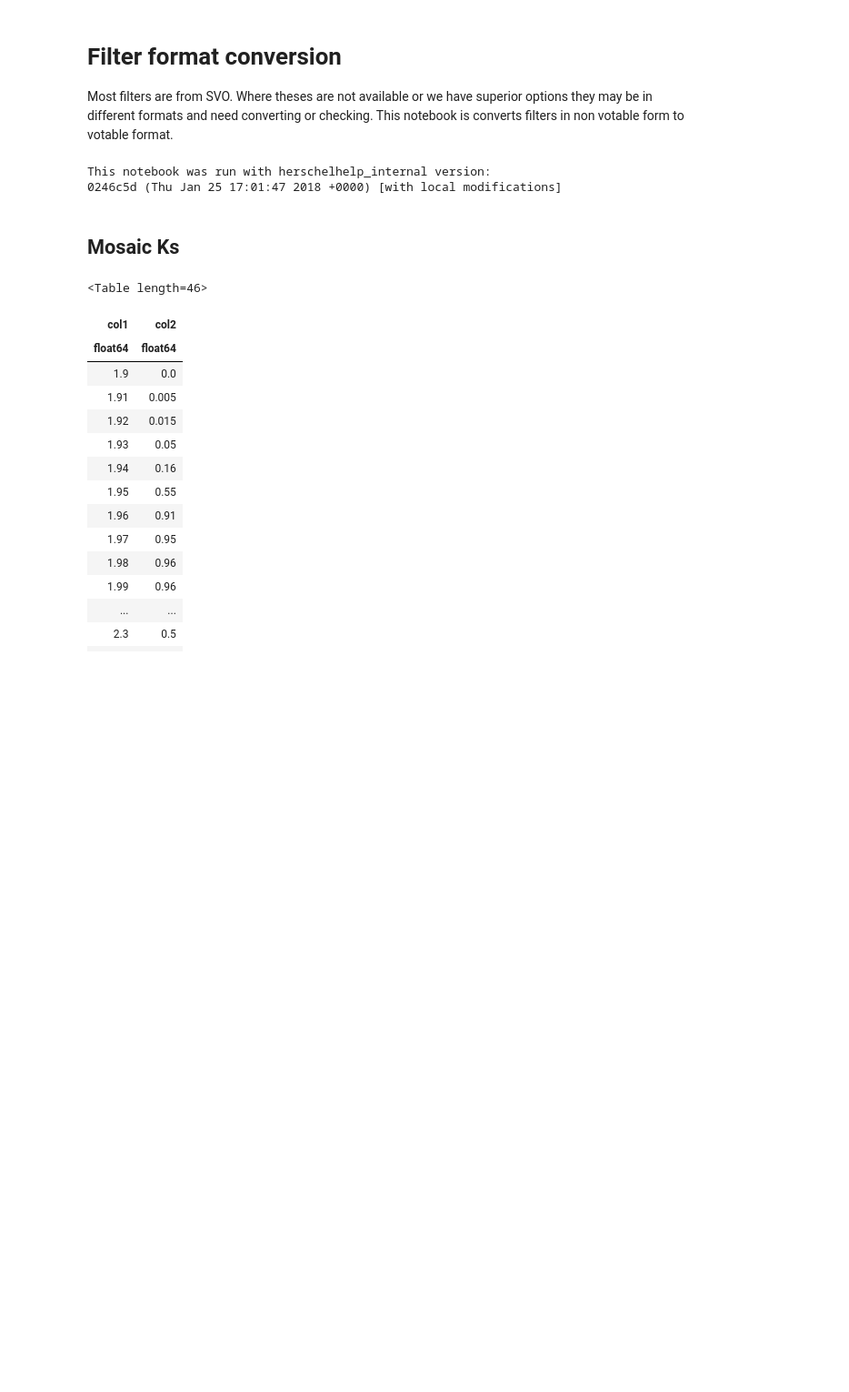
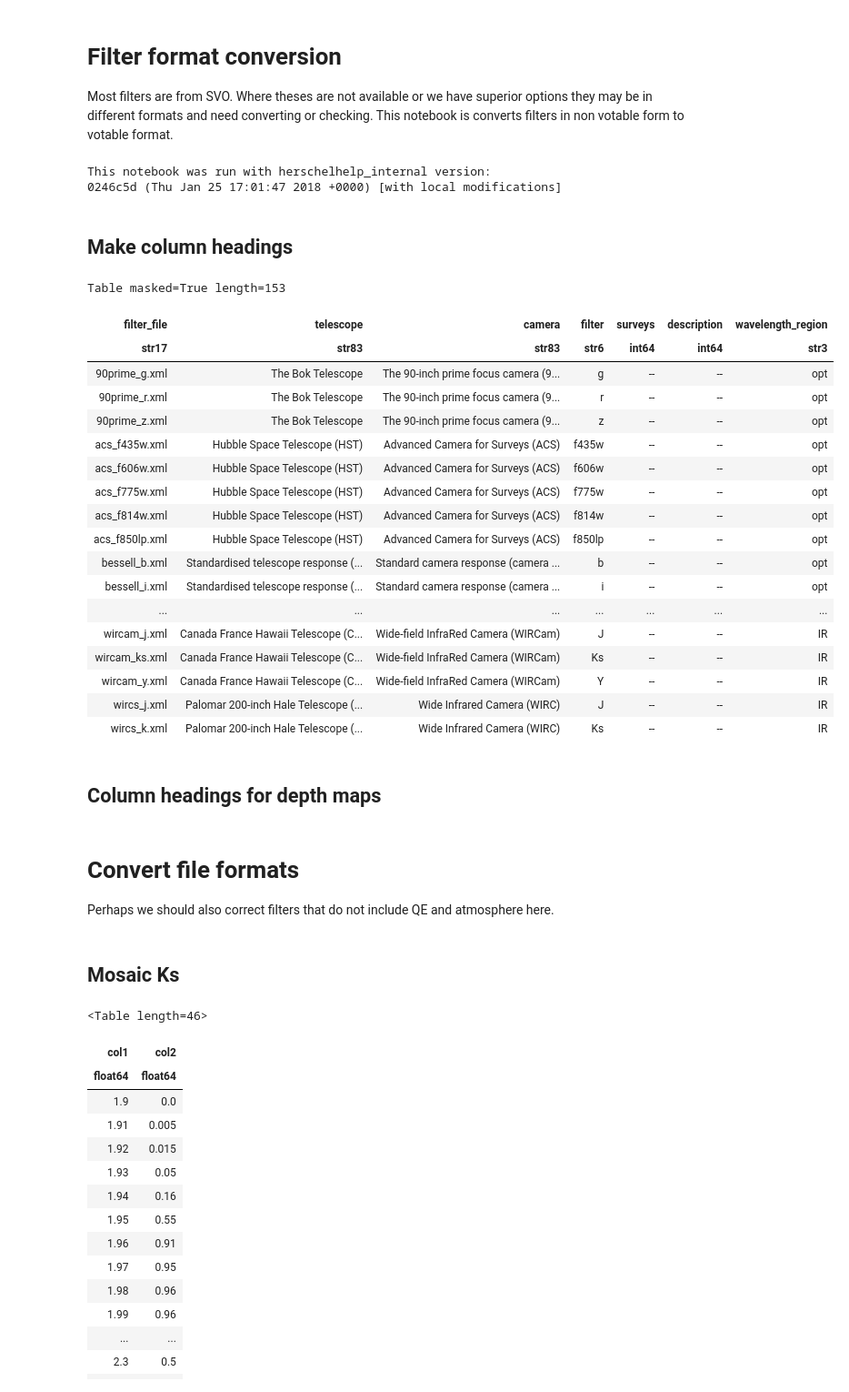
Before and after one commit to H-E-L-P/herschelhelp_python, a Jupyter notebook: documentation/filters.ipynb, the cells around one changed output. Shown: that part at 91% size. Saved outputs shown, nothing was run; the diff lists cells and outputs as text; code cells hidden in the pictures; blank space fills up the shorter version.

```diff
--- a/database_builder/filters.ipynb
+++ b/documentation/filters.ipynb
@@ -42,3 +42,28 @@ except FileExistsError:
     pass
 
 #filters_folder = "/Users/rs548/GitHub/herschelhelp_python/database_builder/format_changing/"
+# %% [markdown]
+## Make column headings
+# %%
+filter_names = Table.read("./filters.csv", format='ascii')
+filter_names
+# %% [output]
+Table masked=True length=153
+| ﻿filter_file | telescope | camera | filter | surveys | description | wavelength_region |
+| str17 | str83 | str83 | str6 | int64 | int64 | str3 |
+| 90prime_g.xml | The Bok Telescope | The 90-inch prime focus camera (9... | g | -- | -- | opt |
+| 90prime_r.xml | The Bok Telescope | The 90-inch prime focus camera (9... | r | -- | -- | opt |
+| 90prime_z.xml | The Bok Telescope | The 90-inch prime focus camera (9... | z | -- | -- | opt |
+| acs_f435w.xml | Hubble Space Telescope (HST) | Advanced Camera for Surveys (ACS) | f435w | -- | -- | opt |
+| acs_f606w.xml | Hubble Space Telescope (HST) | Advanced Camera for Surveys (ACS) | f606w | -- | -- | opt |
+| acs_f775w.xml | Hubble Space Telescope (HST) | Advanced Camera for Surveys (ACS) | f775w | -- | -- | opt |
+| acs_f814w.xml | Hubble Space Telescope (HST) | Advanced Camera for Surveys (ACS) | f814w | -- | -- | opt |
+| acs_f850lp.xml | Hubble Space Telescope (HST) | Advanced Camera for Surveys (ACS) | f850lp | -- | -- | opt |
+| bessell_b.xml | Standardised telescope response (... | Standard camera response (camera ... | b | -- | -- | opt |
+| bessell_i.xml | Standardised telescope response (... | Standard camera response (camera ... | i | -- | -- | opt |
+| ... | ... | ... | ... | ... | ... | ... |
+| wircam_j.xml | Canada France Hawaii Telescope (C... | Wide-field InfraRed Camera (WIRCam) | J | -- | -- | IR |
+| wircam_ks.xml | Canada France Hawaii Telescope (C... | Wide-field InfraRed Camera (WIRCam) | Ks | -- | -- | IR |
+| wircam_y.xml | Canada France Hawaii Telescope (C... | Wide-field InfraRed Camera (WIRCam) | Y | -- | -- | IR |
+| wircs_j.xml | Palomar 200-inch Hale Telescope (... | Wide Infrared Camera (WIRC) | J | -- | -- | IR |
+| wircs_k.xml | Palomar 200-inch Hale Telescope (... | Wide Infrared Camera (WIRC) | Ks | -- | -- | IR |
@@ -45,3 +152,9 @@ except FileExistsError:
+# %% [markdown]
+## Column headings for depth maps
+# %% [markdown]
+# Convert file formats
+
+Perhaps we should also correct filters that do not include QE and atmosphere here.
 # %% [markdown]
 ## Mosaic Ks
 # %%
```
Also changed, not shown: parts of 2 cells of this notebook, 24 other files.
